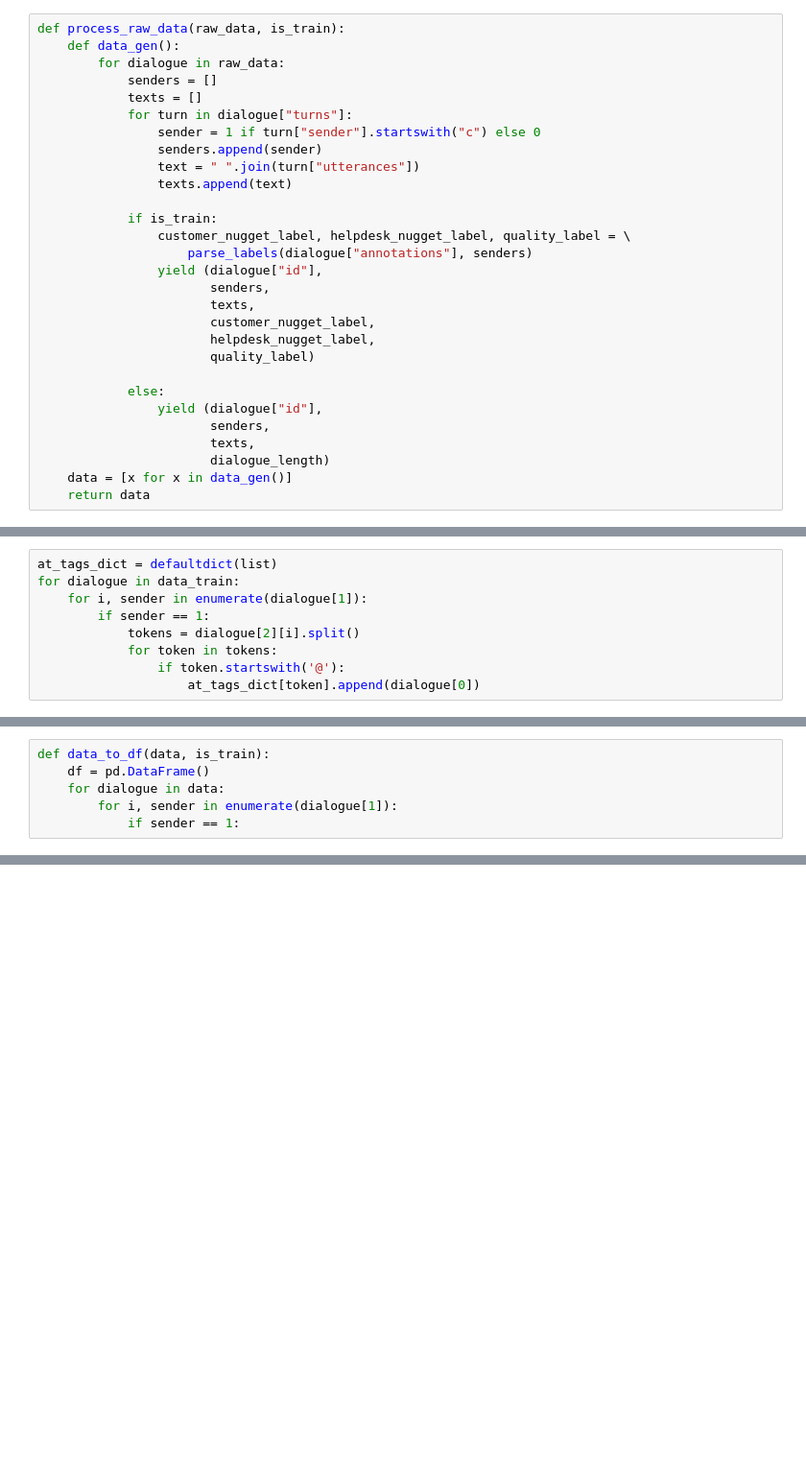
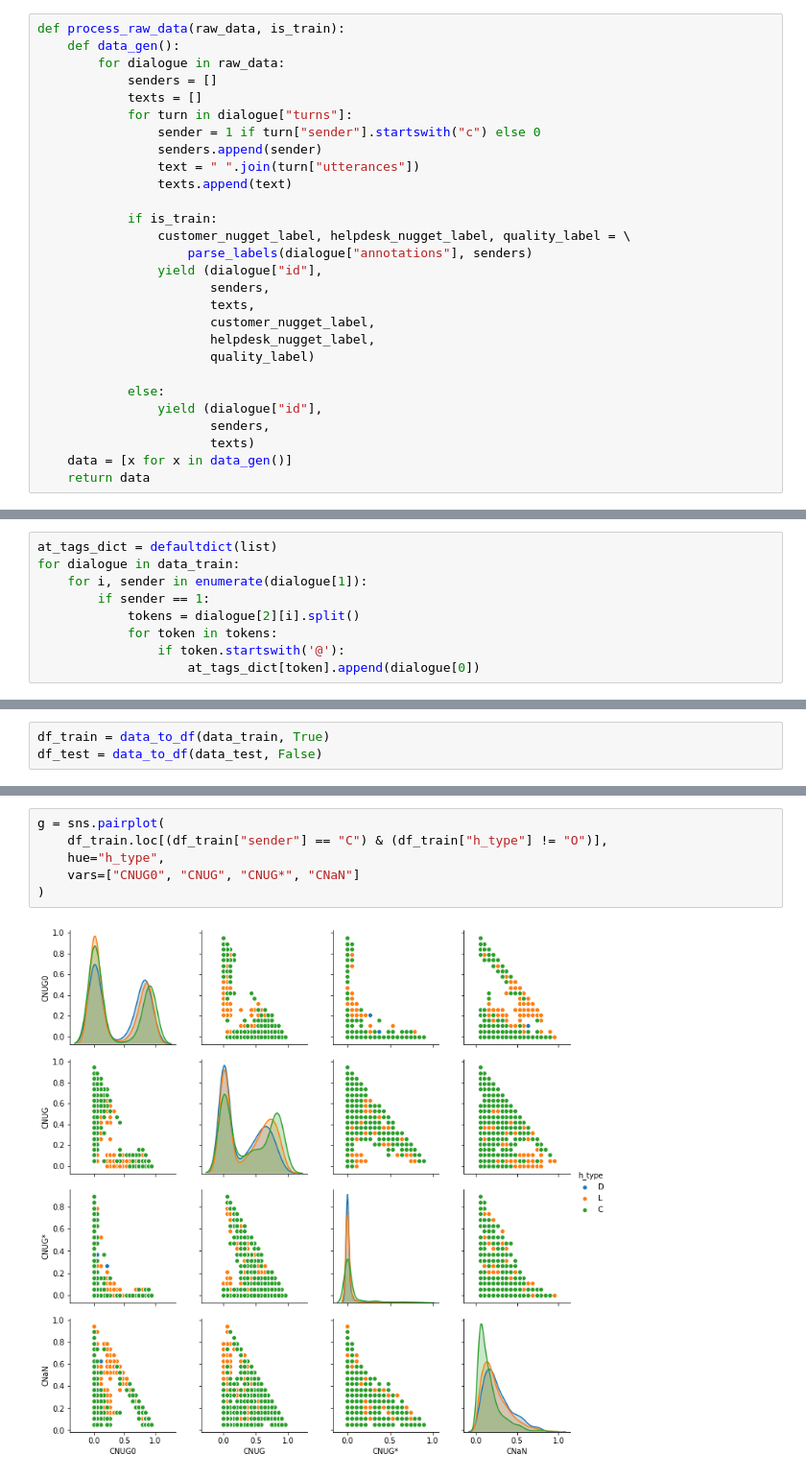
Before and after one commit to OscarWang114/stc3-baseline, a Jupyter notebook: analysis.ipynb, the cells around one changed output, grey strips where cells are left out. Shown: that part at 96% size. Saved outputs shown, nothing was run; the diff lists cells and outputs as text; blank space fills up the shorter version.

```diff
--- a/analysis.ipynb
+++ b/analysis.ipynb
@@ -40,8 +41,7 @@ def process_raw_data(raw_data, is_train):
             else:
                 yield (dialogue["id"],
                        senders,
-                       texts,
-                       dialogue_length)
+                       texts)
     data = [x for x in data_gen()]
     return data
 # %%
@@ -89,6 +97,0 @@ len(at_tags_dict)
-# %%
-def data_to_df(data, is_train):
-    df = pd.DataFrame()
-    for dialogue in data:
-        for i, sender in enumerate(dialogue[1]):
-            if sender == 1:
@@ -94,0 +184,3 @@ def data_to_df(data, is_train):
+# %%
+df_train = data_to_df(data_train, True)
+df_test = data_to_df(data_test, False)
@@ -94,0 +205,8 @@ def data_to_df(data, is_train):
+# %%
+g = sns.pairplot(
+    df_train.loc[(df_train["sender"] == "C") & (df_train["h_type"] != "O")],
+    hue="h_type",
+    vars=["CNUG0", "CNUG", "CNUG*", "CNaN"]
+)
+# %% [output]
+[figure, added]
```
Also changed, not shown: parts of 13 cells of this notebook.
